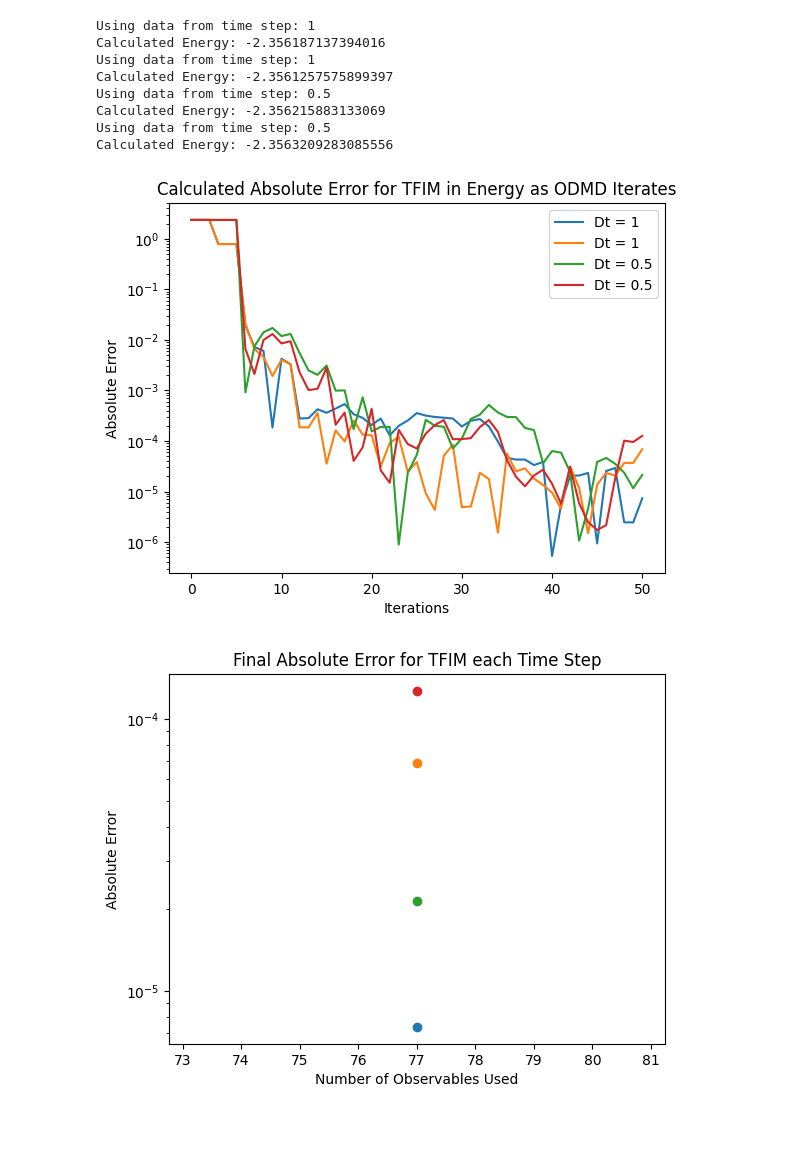
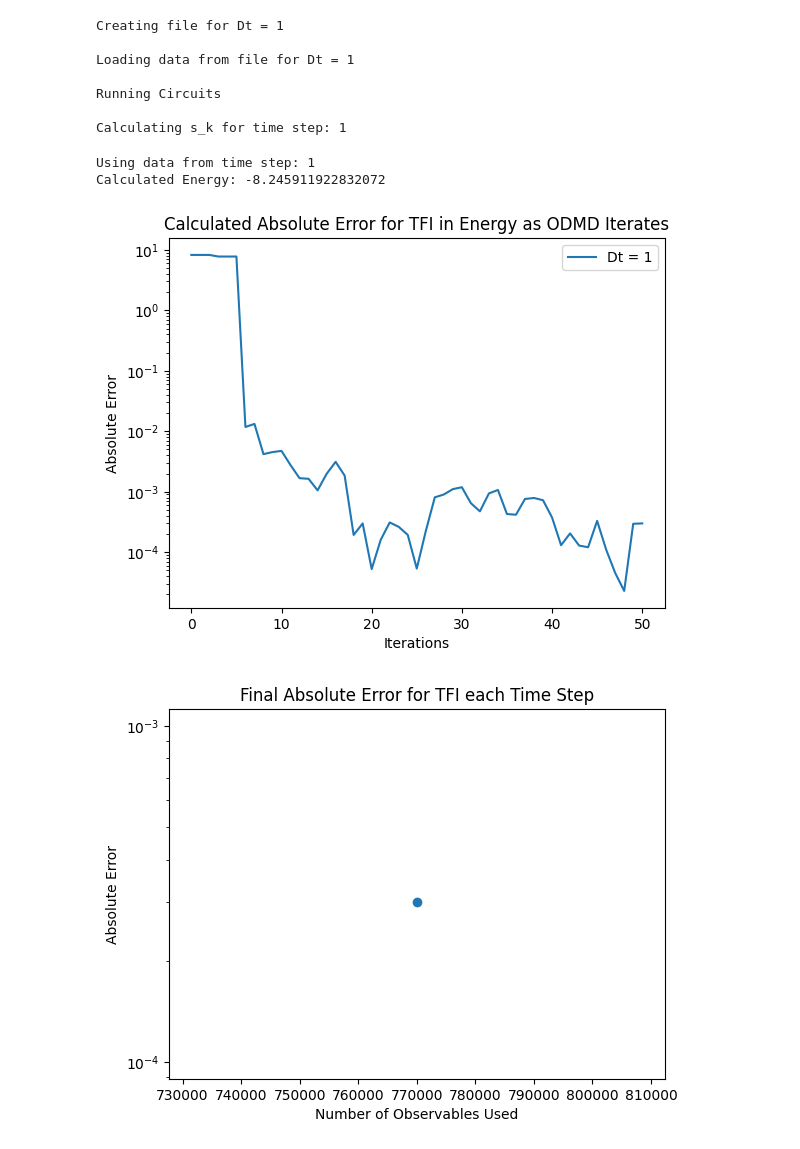
Before and after one commit to Quantum-Linear-Algebra/ODMD, a Jupyter notebook: ODMD.ipynb, the cells around one changed output. Saved outputs shown, nothing was run; the diff lists cells and outputs as text; code cells hidden in the pictures.

```diff
--- a/ODMD.ipynb
+++ b/ODMD.ipynb
@@ -418,12 +515,13 @@ method_for_model = method_for_model[0].upper()
 data_source = data_source[0].upper()
 # parameter checking (if there's an error change parameters in question)
 assert(computation_type == 'S' or computation_type == 'H')
-assert(not method_for_model[0].upper()=="F" or system=="TFIM")
 assert(data_source == 'G' or data_source == 'F' or data_source == 'J')
 assert(not (computation_type == 'S' and data_source == 'J'))
 assert(not (computation_type == 'H' and data_source == 'G'))
 assert(system == "TFI" or system == "SPI" or system == "HUB" or system == "H_2")
-if system == 'HUB':
+if system == "TFI":
+    assert(method_for_model=="F" or method_for_model=="Q")
+elif system == 'HUB':
     x_in = 'x' in parameters.keys()
     y_in = 'y' in parameters.keys()
     if not x_in and not y_in:
@@ -434,7 +532,7 @@ if system == 'HUB':
     x = parameters['x']
     y = parameters['y']
     assert(x>=0 and y>=0)
-    assert(x*y == parameters['particles'])
+    assert(x*y == parameters['particles']) # change the latice shape
 elif system == 'SPI':
     assert(parameters['J']!=0)
 elif system == 'H_2':
@@ -452,7 +550,6 @@ for time_step in time_steps:
 # backend setup
 if computation_type == 'H' or data_source == 'J':
     api_token = input("Enter API Token:")
-    from qiskit_ibm_runtime import QiskitRuntimeService as QRS
     service = QRS(channel = 'ibm_quantum', instance='rpi-rensselaer/research/faulsf', token = api_token)
     backend = service.backend('ibm_rensselaer')
 else:
@@ -484,3 +581,5 @@ def make_filename(computation_type, max_iterations, parameters, time_step=-1):
     if time_step != -1: string+="_Dt="+str(time_step)
     string += "_maxitr="+str(max_iterations)
     return string
+# %%
+H, real_E_0 = create_hamiltonian(parameters, show_steps=True)
@@ -496,8 +613,6 @@ def empty(filename):
 
 # save data when using files
 if data_source == 'F':
-    from qiskit import qpy
-    import os
 
     for i in range(len(time_steps)):
         time_step = time_steps[i]
@@ -523,13 +638,15 @@ if data_source == 'F':
             trans_qcs.append(qcs)
     print()
     trans_qcs = sum(trans_qcs, []) # flatten list
-    if computation_type == 'H': print("Sending Job")
-    if computation_type == 'S': print("Running Circuits")
     job = sampler.run(trans_qcs, shots = parameters['shots'])
-    # save variables into file with pickle
-    with open("Jobs/"+str(job.job_id())+".pkl", "wb") as file:
-        info = [computation_type, data_source, noise_threshold, max_iterations, precision, alpha, parameters]
-        pickle.dump(info, file)
+    if computation_type == 'H':
+        print("Sending Job")
+        # save variables into file with pickle
+        with open("Jobs/"+str(job.job_id())+".pkl", "wb") as file:
+            info = [computation_type, data_source, noise_threshold, max_iterations, precision, alpha, parameters]
+            pickle.dump(info, file)
+    if computation_type == 'S':
+        print("Running Circuits")
     results = job.result() # all time steps are put into a single job
 
     if computation_type == 'H': print("Recieved Data")
@@ -565,9 +682,18 @@ for i in range(len(time_steps)):
             s_k.append(calculate_re(raw_data[cbit].get_counts(), parameters['shots']))
         # print(s_k)
         s_ks.append(s_k)
+# %% [output]
+Creating file for Dt = 1
+
+Loading data from file for Dt = 1
+
+Running Circuits
+
+Calculating s_k for time step: 1
 # %%
 trials = []
 results = []
+noise_threshold = 10**-1
 for i in range(len(time_steps)):
     time_step = time_steps[i]
     print("Using data from time step:", time_step)
@@ -575,50 +701,46 @@ for i in range(len(time_steps)):
     # print(s_ks[i])
     # print(len(s_ks[i]))
     result = ODMD(s_ks[i], time_step, noise_threshold, max_iterations, alpha, precision=precision, est_E_0s = est_E_0s, show_steps=False)
+    # readjust energy to what it originially was
+    result = (result-parameters['shifting'])*parameters['r_scaling']
+    for i in range(len(est_E_0s)):
+        est_E_0s[i] = (est_E_0s[i]-parameters['shifting'])*parameters['r_scaling']
     print("Calculated Energy:", result)
     results.append(result)
     trials.append(est_E_0s)
 # %% [output]
 Using data from time step: 1
-Calculated Energy: -2.356187137394016
-Using data from time step: 1
-Calculated Energy: -2.3561257575899397
-Using data from time step: 0.5
-Calculated Energy: -2.356215883133069
-Using data from time step: 0.5
-Calculated Energy: -2.3563209283085556
+Calculated Energy: -8.245911922832072
 # %%
-real_E_0 = -3/4*pi
-parameters["r_scaling"] = 1
 for i in range(len(trials)):
-    err = [parameters["shifting"]+parameters["r_scaling"]*abs(w-real_E_0) for w in trials[i]]
+    err = [abs(w-real_E_0) for w in trials[i]]
     # plt.plot(np.arange(0, 2*pi, time_steps[i])[0:len(trials[i])], err, label = 'Dt = '+str(time_steps[i]))
     # if i == len(trials)-1: label = 'Perfect Data'
     label = 'Dt = '+str(time_steps[i])
     plt.plot(range(len(err)), err, label = label)
 plt.title("Calculated Absolute Error for "+system+" in Energy as ODMD Iterates")
 plt.ylabel("Absolute Error")
 plt.xlabel("Iterations")
 plt.legend()
 # plt.xlim([0,10])
 # plt.ylim([0,10])
 plt.yscale('log')
 plt.savefig("Graphs/"+make_filename(computation_type, max_iterations, parameters)+"_shots"+str(parameters['shots'])+"_Abs_Error.png")
 plt.show()
 
 plt.title("Final Absolute Error for "+system+" each Time Step")
 plt.xlabel("Number of Observables Used")
 plt.ylabel("Absolute Error")
 plt.yscale('log')
-observables = [len(w)+make_d(1/2, len(w)) for w in trials]
+total_shots = [(len(w)+make_d(1/2, len(w)))*parameters['shots'] for w in trials]
 for i in range(len(results)):
-    plt.scatter([observables[i]], [abs(real_E_0-results[i])], label = 'Dt = '+str(time_steps[i]))
+    plt.scatter([total_shots[i]], [abs(real_E_0-results[i])], label = 'Dt = '+str(time_steps[i]))
 plt.savefig("Graphs/"+make_filename(computation_type, max_iterations, parameters)+"_shots"+str(parameters['shots'])+"_Final_Error.png")
 # plt.legend()
 plt.show()
 # %% [output]
-[figure, old version]
+[figure, new version]
-[figure, old version]
+[figure, new version]
 # %%
 print(len(results))
 print(time_steps)
```
Also changed, not shown: parts of 8 cells of this notebook.
